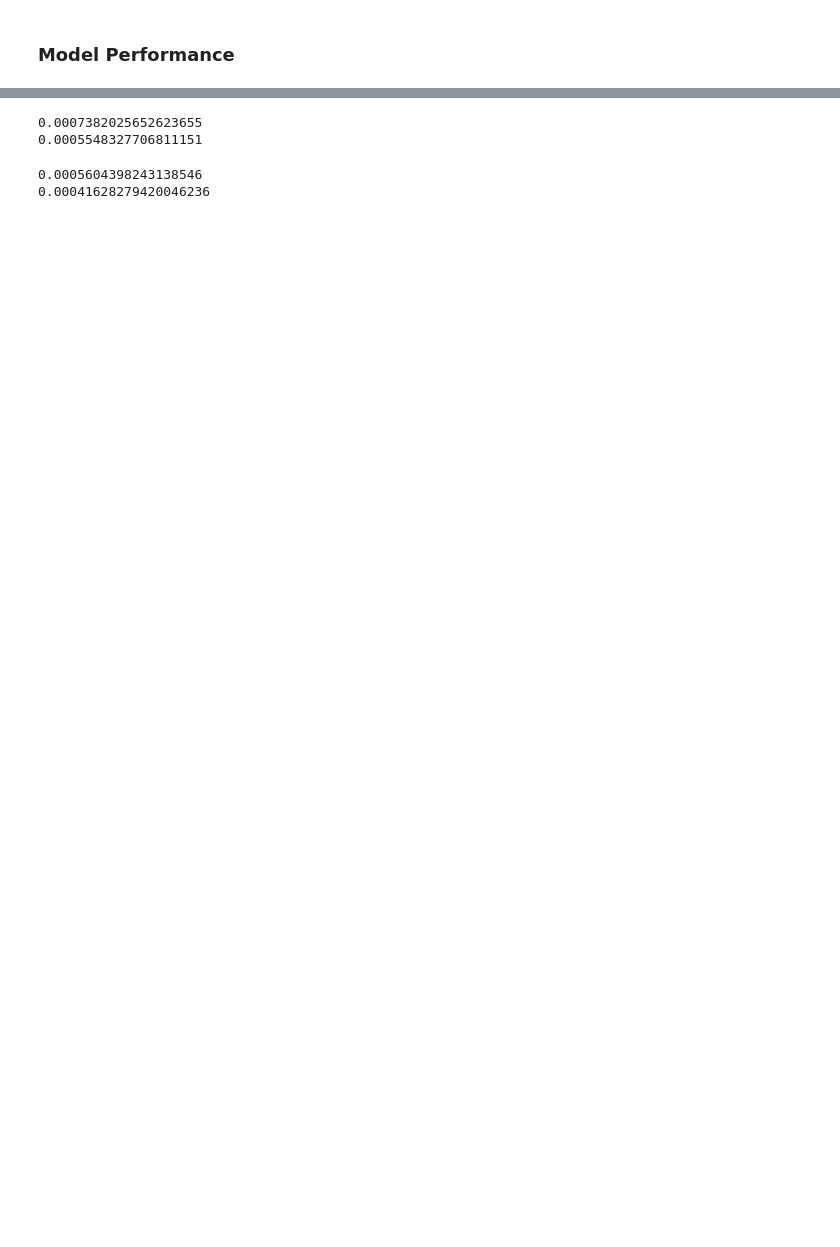
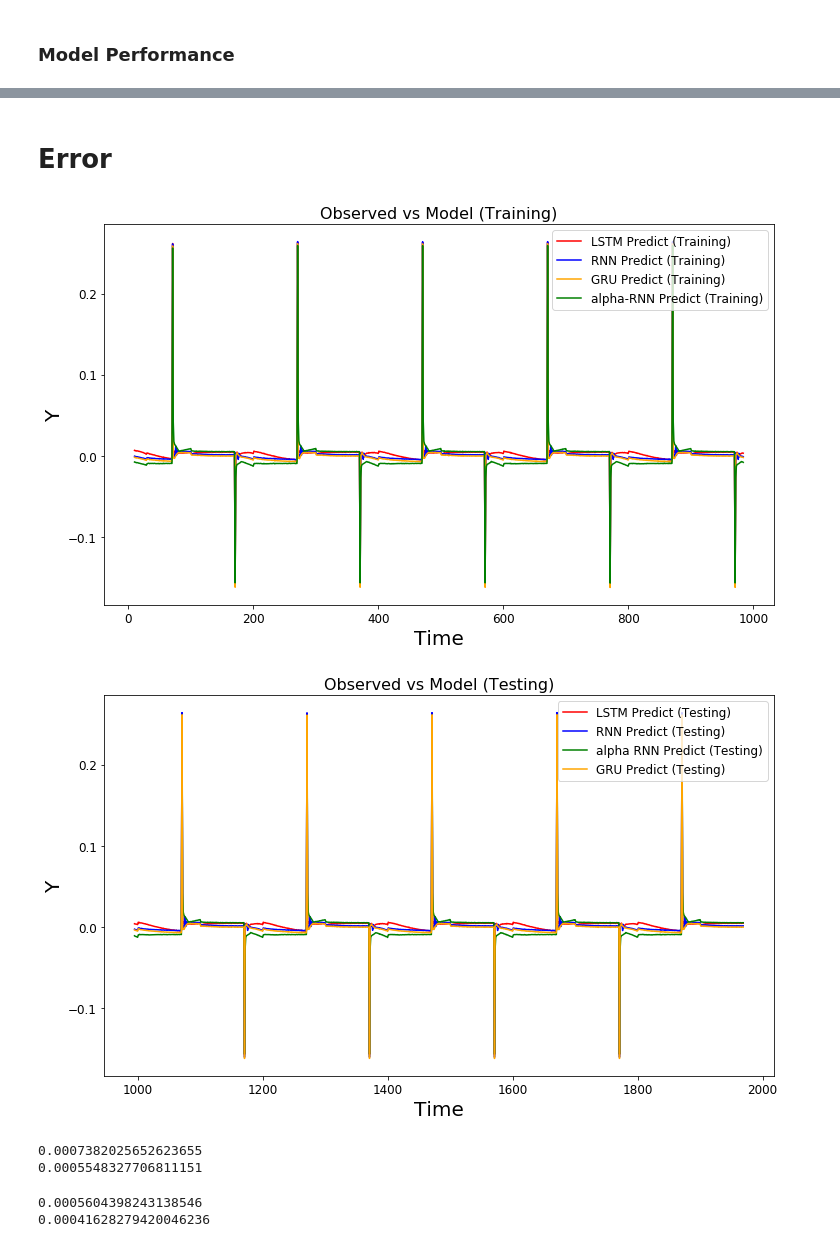
Before and after one commit to mfrdixon/MSRNN, a Jupyter notebook: Alpha_RNNs_regime_switching_test_case.ipynb, the cells around one changed output, grey strips where cells are left out. Cells and saved outputs as stored; diff of their text form; code cells hidden in the pictures; blank space fills up the shorter version.

```diff
--- a/Alpha_RNNs_regime_switching_test_case.ipynb
+++ b/Alpha_RNNs_regime_switching_test_case.ipynb
@@ -729,3 +725,36 @@ plt.show()
+# %% [markdown]
+# Error
+# %%
+fig = plt.figure(figsize=(12,7))
+#train_line_real = plt.plot(df_train.index[n_steps:], df_train[use_feature][n_steps:], color="black", label="Observed (Training)")
+train_line_pred = plt.plot(df_train.index[n_steps:], lstm_pred_train[:, 0]-df_train[use_feature][n_steps:], color="red", label="LSTM Predict (Training)")
+train_line_pred = plt.plot(df_train.index[n_steps:], rnn_pred_train[:, 0]-df_train[use_feature][n_steps:], color="blue", label="RNN Predict (Training)")
+train_line_pred = plt.plot(df_train.index[n_steps:], gru_pred_train[:, 0]-df_train[use_feature][n_steps:], color="orange", label="GRU Predict (Training)")
+train_line_pred = plt.plot(df_train.index[n_steps:], y_predicted_ar_train-df_train[use_feature][n_steps:], color='green', label="alpha-RNN Predict (Training)")
+
+plt.legend(loc="best", fontsize=12)
+plt.title('Observed vs Model (Training)', fontsize=16)
+plt.xlabel('Time', fontsize=20)
+plt.ylabel('Y', fontsize=20)
+
+
+fig = plt.figure(figsize=(12,7))
+#test_line_real = plt.plot(df_test.index[n_steps:], df_test[use_feature][n_steps:], color="black", label="Observed (Testing)")
+test_line_pred = plt.plot(df_test.index[n_steps:], lstm_pred_test[:, 0]-df_test[use_feature][n_steps:], color="red", label="LSTM Predict (Testing)")
+test_line_pred = plt.plot(df_test.index[n_steps:], rnn_pred_test[:, 0]-df_test[use_feature][n_steps:], color="blue", label="RNN Predict (Testing)")
+testline_pred = plt.plot(df_test.index[n_steps:],y_predicted_ar-df_test[use_feature][n_steps:], color='green', label="alpha RNN Predict (Testing)")
+test_line_pred = plt.plot(df_test.index[n_steps:], gru_pred_test[:, 0]-df_test[use_feature][n_steps:], color="orange", label="GRU Predict (Testing)")
+# train_line_pred = plt.plot(session.run(output, feed_dict={alpharnn.input_layer: x_test_reg})
+
+plt.legend(loc="best", fontsize=12)
+plt.title('Observed vs Model (Testing)', fontsize=16)
+plt.xlabel('Time', fontsize=20)
+plt.ylabel('Y', fontsize=20)
+
+plt.show()
+# %% [output]
+[figure, added]
+[figure, added]
 # %%
 # calculate mean squared error of the plain LSTM
 MSE_train = mean_squared_error(df_train[use_feature][n_steps:], lstm_pred_train[:, 0])
```
Also changed, not shown: parts of 8 cells of this notebook.
